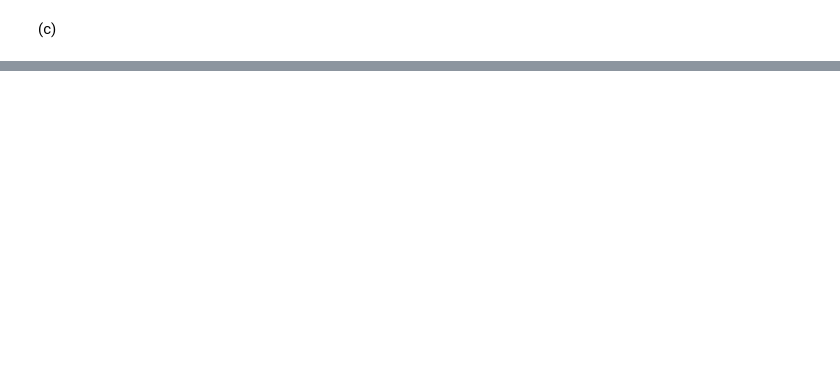
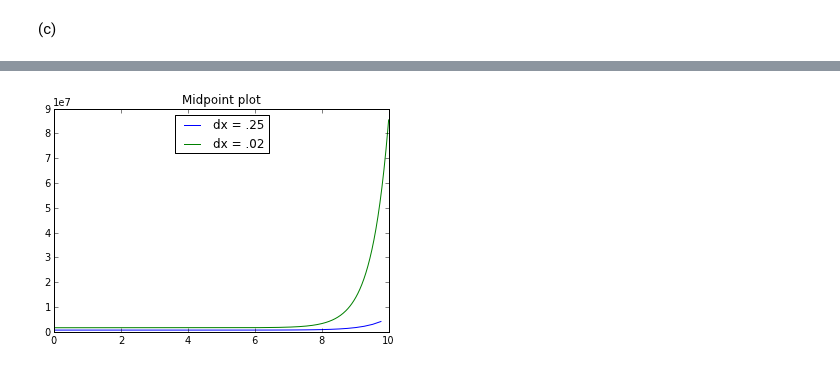
Before and after one commit to aalittlephys202/PHYS202-S13, a Jupyter notebook: Week7/EulerMethods 5-16.ipynb, the cells around one changed output, grey strips where cells are left out. Saved outputs shown, nothing was run; the diff lists cells and outputs as text; code cells hidden in the pictures; blank space fills up the shorter version.

```diff
--- a/Week7/EulerMethods 5-16.ipynb
+++ b/Week7/EulerMethods 5-16.ipynb
@@ -115,0 +90,19 @@ plot(x2,y4)
+# %%
+dx = .25 #step size
+x4 = arange(0.,10.,dx) #x range
+y4 = zeros(x4.shape)
+for i in range(x4.shape[0]):
+    y4[i] = y4[i-1] + .5*((x4[i-1]+2*y1[i-1])+(x4[i]+2*y1[i]))*dx #calculate rolling sum of y in steps of .25
+plot(x4,y4, label = 'dx = .25')
+
+dx = .02 #step size
+x5 = arange(0.,10.,dx) #x range
+y5 = zeros(x5.shape)
+for i in range(x5.shape[0]):
+    y5[i] = y5[i-1] + .5*((x5[i-1]+2*y[i-1])+(x5[i]+2*y[i]))*dx #calculate rolling sum of y in steps of .02
+plot(x5,y5, label = 'dx = .02')
+title('Midpoint plot')
+legend(loc = 9)
+show()
+# %% [output]
+[figure, added]
```
Also changed, not shown: parts of 8 cells of this notebook.
